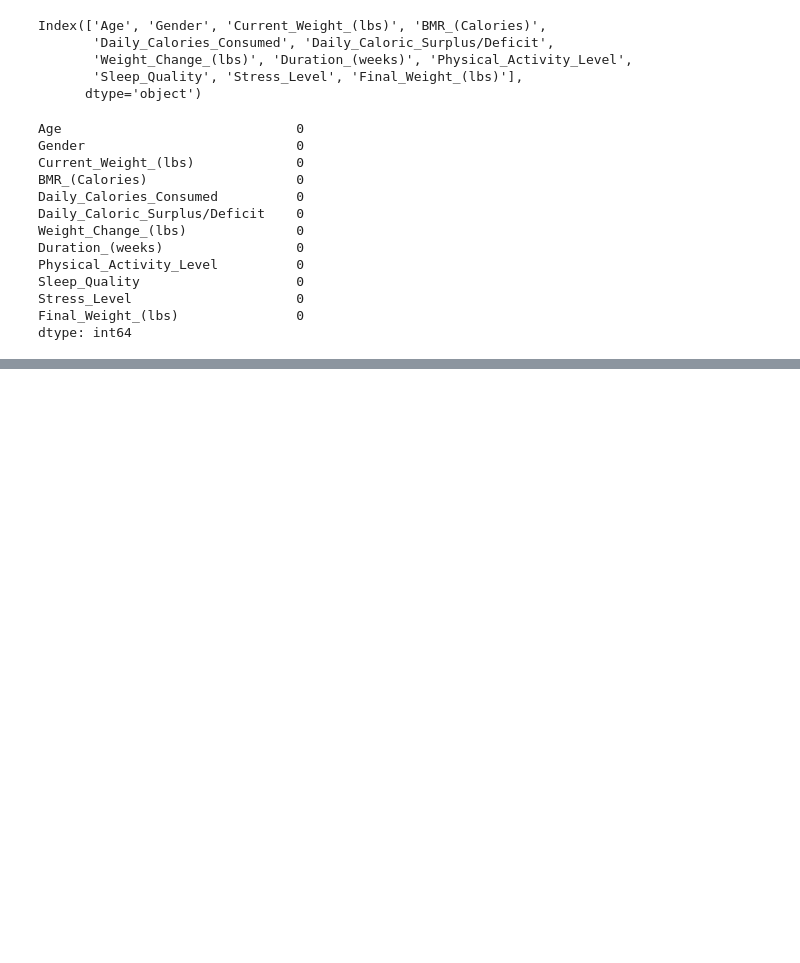
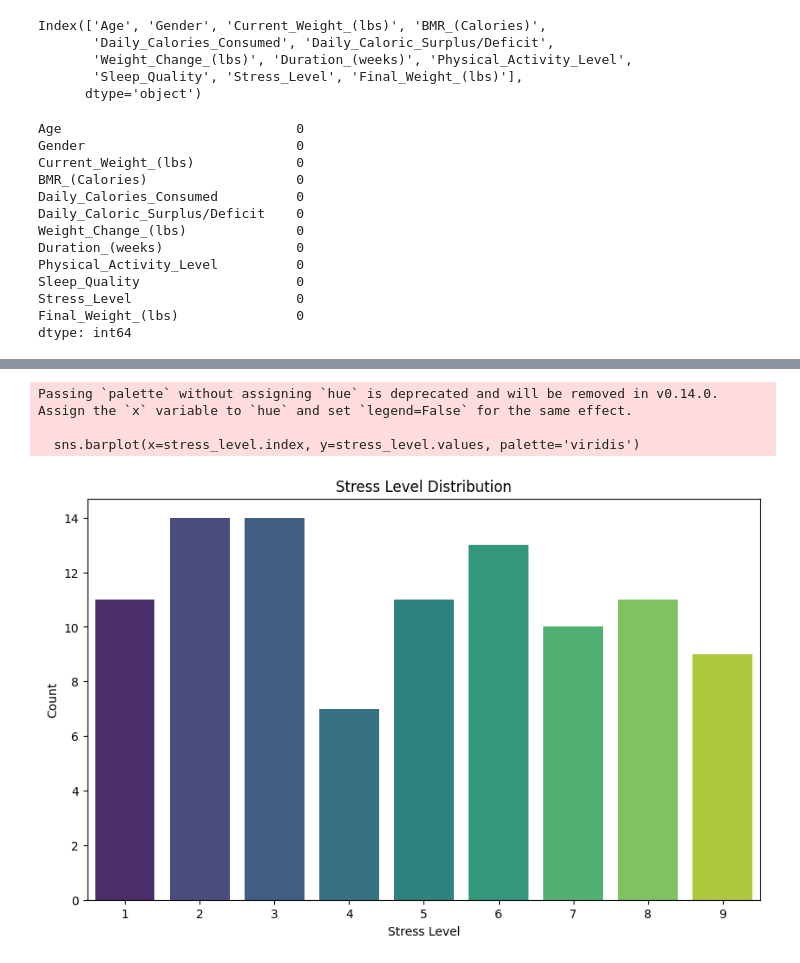
Before and after one commit to makenamecham/Final-Project-MATH-4750, a Jupyter notebook: EDA.ipynb, the cells around one changed output, grey strips where cells are left out. Saved outputs shown, nothing was run; the diff lists cells and outputs as text; code cells hidden in the pictures; blank space fills up the shorter version.

```diff
--- a/EDA.ipynb
+++ b/EDA.ipynb
@@ -4,6 +4,27 @@
 Dataset: https://www.kaggle.com/datasets/abdullah0a/comprehensive-weight-change-prediction
 
 This dataset includes features involving aspects that may influence weight gain or loss
+# %%
+import pandas as pd
+import numpy as np
+import matplotlib.pyplot as plt
+import seaborn as sns
+import sklearn
+import random
+from sklearn.model_selection import train_test_split, KFold, GridSearchCV
+from sklearn.metrics import f1_score
+from sklearn.preprocessing import StandardScaler
+from sklearn.compose import ColumnTransformer
+from sklearn.pipeline import Pipeline
+from sklearn.ensemble import RandomForestRegressor
+from sklearn.metrics import classification_report
+from sklearn.metrics import mean_squared_error, confusion_matrix, r2_score
+from sklearn.inspection import permutation_importance
+import shap
+
+
+df = pd.read_csv('weight_change_dataset.csv')
+df.head()
 # %% [markdown]
 ### Data Cleaning
 # %%
@@ -92,0 +125,17 @@ plt.show()
+# %%
+
+
+plt.figure(figsize=(10, 6))
+
+stress_level = df['Stress_Level'].value_counts()
+sns.barplot(x=stress_level.index, y=stress_level.values, palette='viridis')
+
+plt.title('Stress Level Distribution')
+plt.xlabel('Stress Level')
+plt.ylabel('Count')
+plt.show()
+# %% [output]
+Passing `palette` without assigning `hue` is deprecated and will be removed in v0.14.0. Assign the `x` variable to `hue` and set `legend=False` for the same effect.
+
+  sns.barplot(x=stress_level.index, y=stress_level.values, palette='viridis')
+[figure, added]
```
Also changed, not shown: parts of 6 cells of this notebook, 1 other file.
